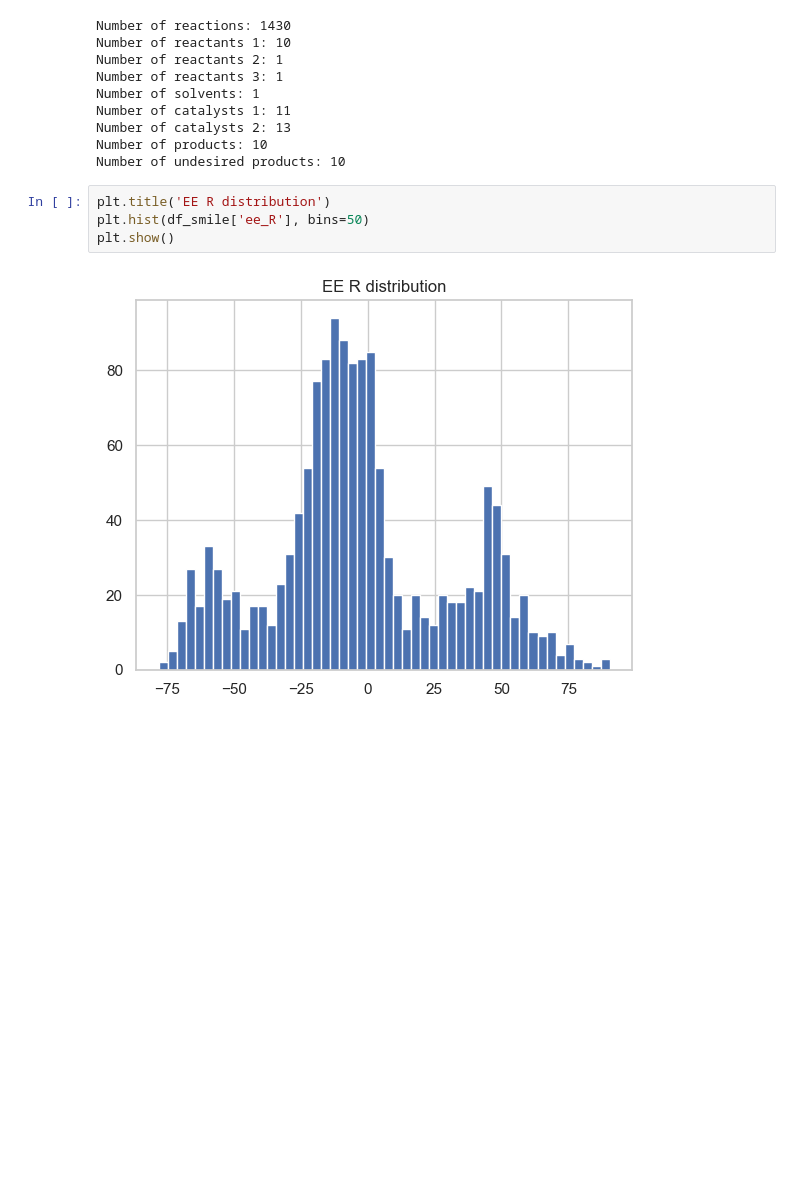
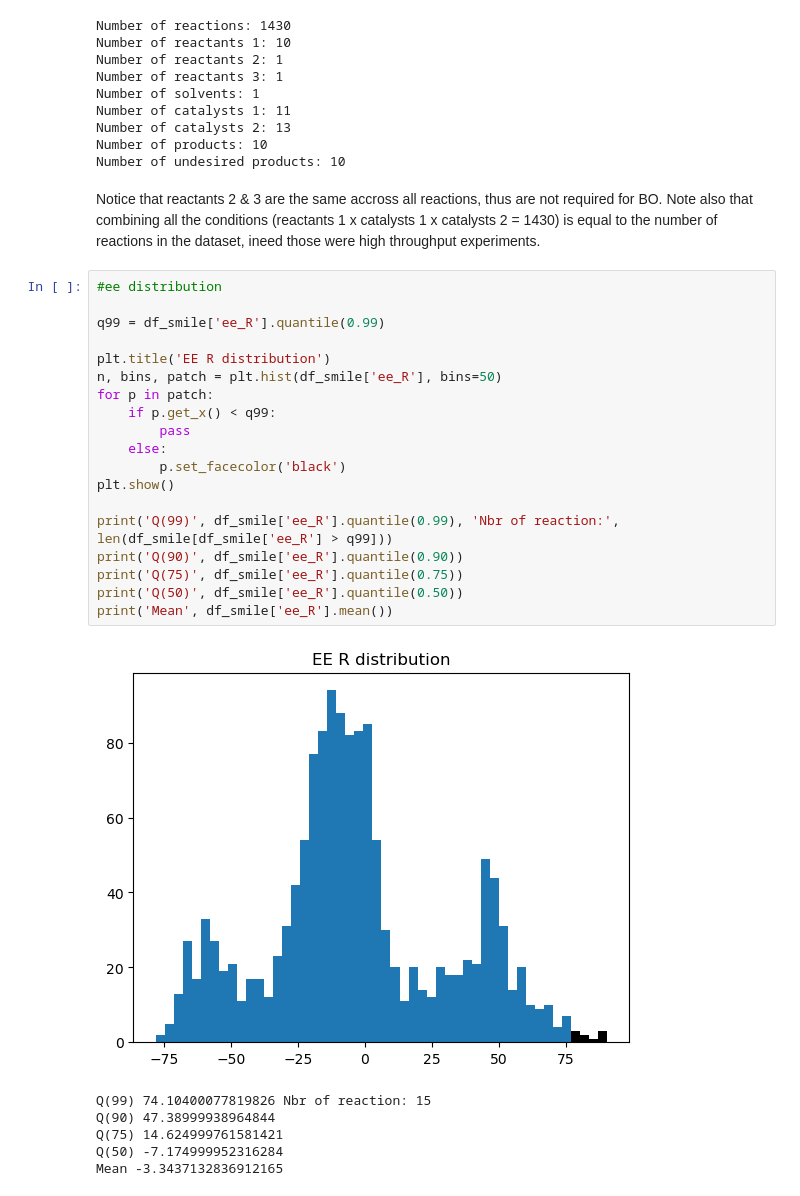
Before and after one commit to Lecmino/ai4chem-bo, a Jupyter notebook: display_database.ipynb, the cells around one changed output. Saved outputs shown, nothing was run; the diff lists cells and outputs as text; blank space fills up the shorter version.

Commit message:
cleaned, added grid images and comments

```diff
--- a/display_database.ipynb
+++ b/display_database.ipynb
@@ -40,9 +41,31 @@ Number of catalysts 1: 11
 Number of catalysts 2: 13
 Number of products: 10
 Number of undesired products: 10
+# %% [markdown]
+Notice that reactants 2 & 3 are the same accross all reactions, thus are not required for BO. Note also that combining all the conditions (reactants 1 x catalysts 1 x catalysts 2 = 1430) is equal to the number of reactions in the dataset, ineed those were high throughput experiments.
 # %%
+#ee distribution
+
+q99 = df_smile['ee_R'].quantile(0.99)
+
 plt.title('EE R distribution')
-plt.hist(df_smile['ee_R'], bins=50)
+n, bins, patch = plt.hist(df_smile['ee_R'], bins=50)
+for p in patch:
+    if p.get_x() < q99:
+        pass
+    else:
+        p.set_facecolor('black')
 plt.show()
+
+print('Q(99)', df_smile['ee_R'].quantile(0.99), 'Nbr of reaction:', len(df_smile[df_smile['ee_R'] > q99]))
+print('Q(90)', df_smile['ee_R'].quantile(0.90))
+print('Q(75)', df_smile['ee_R'].quantile(0.75))
+print('Q(50)', df_smile['ee_R'].quantile(0.50))
+print('Mean', df_smile['ee_R'].mean())
 # %% [output]
-[figure, old version]
+[figure, new version]
+Q(99) 74.10400077819826 Nbr of reaction: 15
+Q(90) 47.38999938964844
+Q(75) 14.624999761581421
+Q(50) -7.174999952316284
+Mean -3.3437132836912165
```
Also changed, not shown: parts of 18 cells of this notebook.
